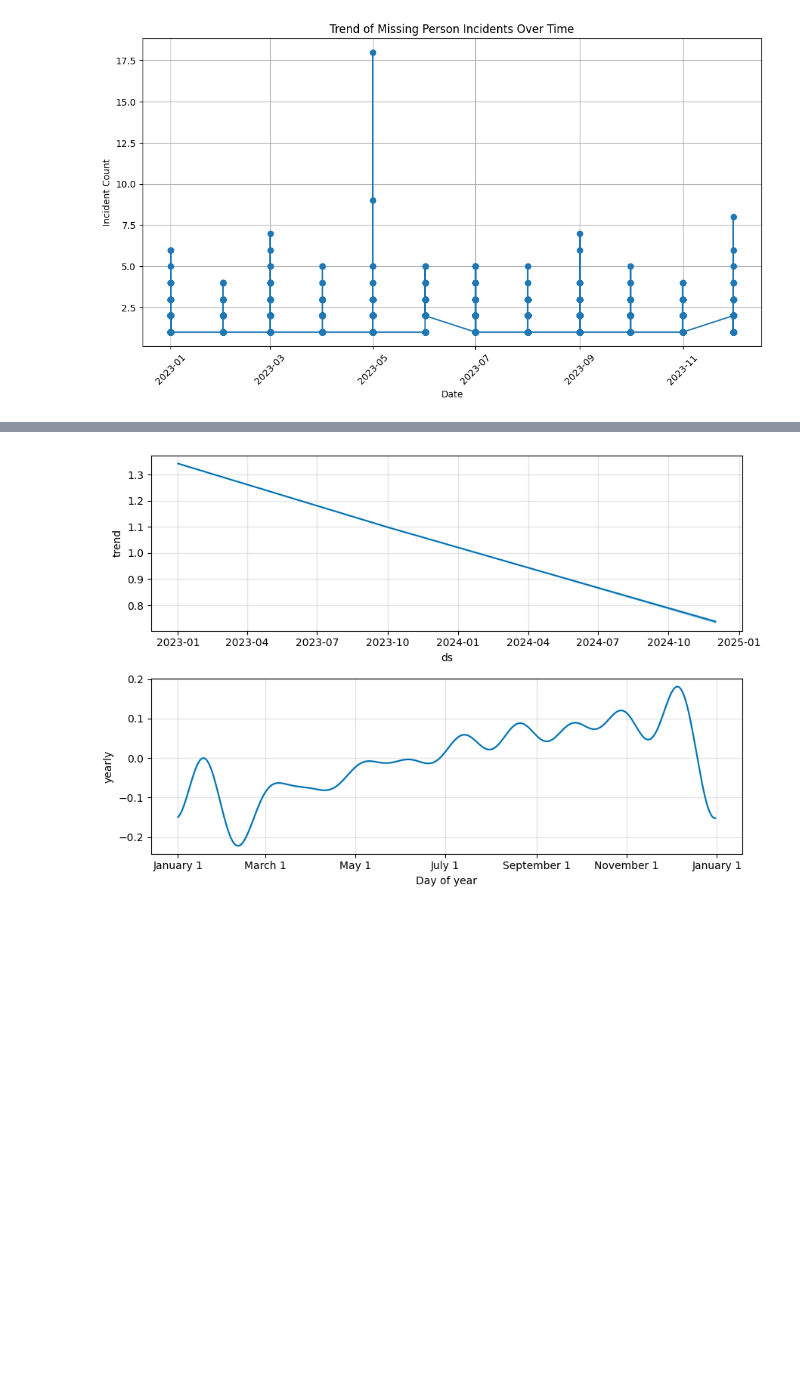
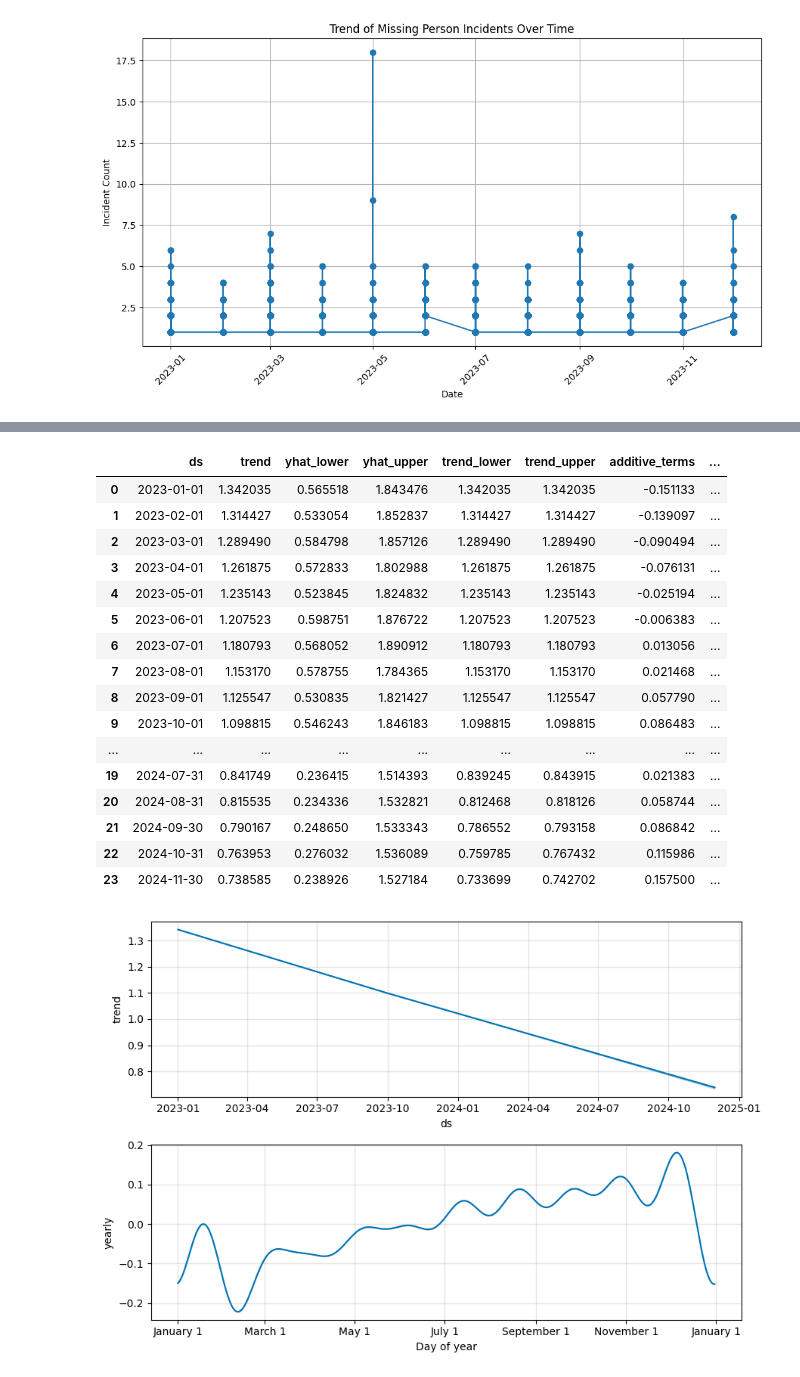
Before and after one commit to TRANDY-116/Police-Incident-Data-Pipeline, a Jupyter notebook: Analysis/Police analysis.ipynb, the cells around one changed output, grey strips where cells are left out. Drawn from its saved outputs; the diff is of its cells as text; code cells hidden in the pictures; blank space fills up the shorter version.

```diff
--- a/Analysis/Police analysis.ipynb
+++ b/Analysis/Police analysis.ipynb
@@ -174,7 +182,7 @@ model = Prophet(yearly_seasonality=True, weekly_seasonality=False, daily_seasona
 model.fit(category_data)
 
 # Make future predictions for the next 12 months
-future = model.make_future_dataframe(periods=12, freq='MS')  # 'MS' for the start of each month
+future = model.make_future_dataframe(periods=12, freq='ME')  # 'MS' for the start of each month
 forecast = model.predict(future)
 
 # Plot the forecast
@@ -189,4 +197,24 @@ plt.show()
 [figure]
+# %%
+forecast
+# %% [output]
+|  | ds | trend | yhat_lower | yhat_upper | trend_lower | trend_upper | additive_terms | ... |
+| 0 | 2023-01-01 | 1.342035 | 0.565518 | 1.843476 | 1.342035 | 1.342035 | -0.151133 | ... |
+| 1 | 2023-02-01 | 1.314427 | 0.533054 | 1.852837 | 1.314427 | 1.314427 | -0.139097 | ... |
+| 2 | 2023-03-01 | 1.289490 | 0.584798 | 1.857126 | 1.289490 | 1.289490 | -0.090494 | ... |
+| 3 | 2023-04-01 | 1.261875 | 0.572833 | 1.802988 | 1.261875 | 1.261875 | -0.076131 | ... |
+| 4 | 2023-05-01 | 1.235143 | 0.523845 | 1.824832 | 1.235143 | 1.235143 | -0.025194 | ... |
+| 5 | 2023-06-01 | 1.207523 | 0.598751 | 1.876722 | 1.207523 | 1.207523 | -0.006383 | ... |
+| 6 | 2023-07-01 | 1.180793 | 0.568052 | 1.890912 | 1.180793 | 1.180793 | 0.013056 | ... |
+| 7 | 2023-08-01 | 1.153170 | 0.578755 | 1.784365 | 1.153170 | 1.153170 | 0.021468 | ... |
+| 8 | 2023-09-01 | 1.125547 | 0.530835 | 1.821427 | 1.125547 | 1.125547 | 0.057790 | ... |
+| 9 | 2023-10-01 | 1.098815 | 0.546243 | 1.846183 | 1.098815 | 1.098815 | 0.086483 | ... |
+| ... | ... | ... | ... | ... | ... | ... | ... | ... |
+| 19 | 2024-07-31 | 0.841749 | 0.236415 | 1.514393 | 0.839245 | 0.843915 | 0.021383 | ... |
+| 20 | 2024-08-31 | 0.815535 | 0.234336 | 1.532821 | 0.812468 | 0.818126 | 0.058744 | ... |
+| 21 | 2024-09-30 | 0.790167 | 0.248650 | 1.533343 | 0.786552 | 0.793158 | 0.086842 | ... |
+| 22 | 2024-10-31 | 0.763953 | 0.276032 | 1.536089 | 0.759785 | 0.767432 | 0.115986 | ... |
+| 23 | 2024-11-30 | 0.738585 | 0.238926 | 1.527184 | 0.733699 | 0.742702 | 0.157500 | ... |
 # %%
 # Plot components to see trend, yearly seasonality, etc.
 model.plot_components(forecast)
```
Also changed, not shown: parts of 9 cells of this notebook, 1 other file.
